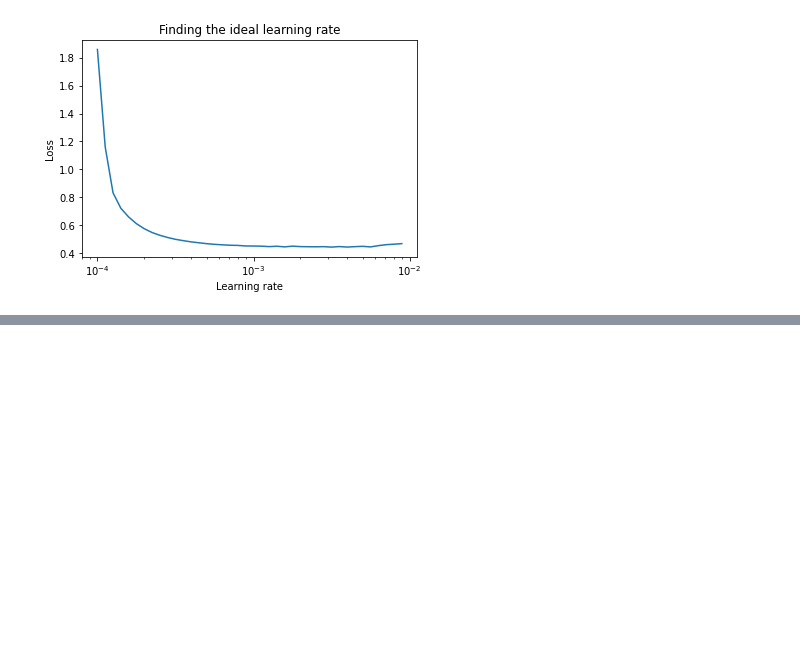
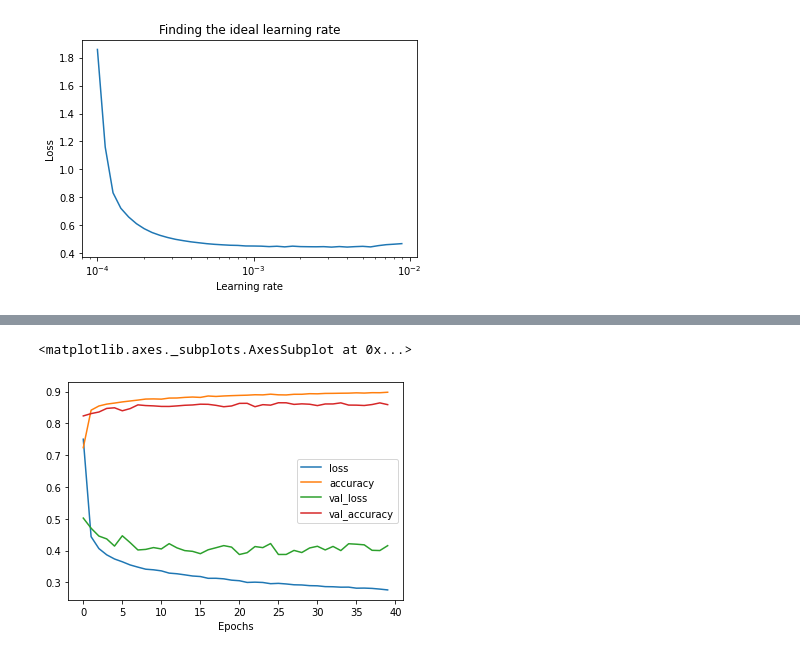
Before and after one commit to ThangDoan2001/TensorFlow_ZeroToHero, a Jupyter notebook: 02_neural_network_classification_with_tensorflow_homework.ipynb, the cells around one changed output, grey strips where cells are left out. Saved outputs shown, nothing was run; the diff lists cells and outputs as text; code cells hidden in the pictures; blank space fills up the shorter version.

```diff
--- a/02_neural_network_classification_with_tensorflow_homework.ipynb
+++ b/02_neural_network_classification_with_tensorflow_homework.ipynb
@@ -628,0 +759,28 @@ Epoch 25/25
+# %%
+# Create model again
+
+# Set the random seed
+tf.random.set_seed(42)
+
+# 1. Create the model
+model_10 = tf.keras.Sequential([
+ tf.keras.layers.Flatten(input_shape=(28, 28)),
+ tf.keras.layers.Dense(15, activation=tf.keras.activations.relu),
+ tf.keras.layers.Dense(15, activation=tf.keras.activations.relu),
+ tf.keras.layers.Dense(15, activation=tf.keras.activations.relu),
+ tf.keras.layers.Dense(15, activation=tf.keras.activations.relu),
+ tf.keras.layers.Dense(15, activation=tf.keras.activations.relu),
+ tf.keras.layers.Dense(15, activation=tf.keras.activations.relu),
+ tf.keras.layers.Dense(10, activation=tf.keras.activations.softmax)
+])
+
+# 2. Compile the model
+model_10.compile(loss=tf.keras.losses.SparseCategoricalCrossentropy(),
+                 optimizer=tf.keras.optimizers.Adam(learning_rate=1e-3),
+                 metrics=["accuracy"])
+
+# 3. Fit the model
+history_10 = model_10.fit(train_data_norm,
+                          train_labels,
+                          epochs=40,
+                          validation_data=(test_data_norm, test_labels))
@@ -628,0 +805,6 @@ Epoch 25/25
+# %%
+# I think I will create our model again but let visualize it first
+pd.DataFrame(history_10.history).plot(xlabel="Epochs")
+# %% [output]
+<matplotlib.axes._subplots.AxesSubplot at 0x...>
+[figure, added]
```
Also changed, not shown: parts of 34 cells of this notebook.
